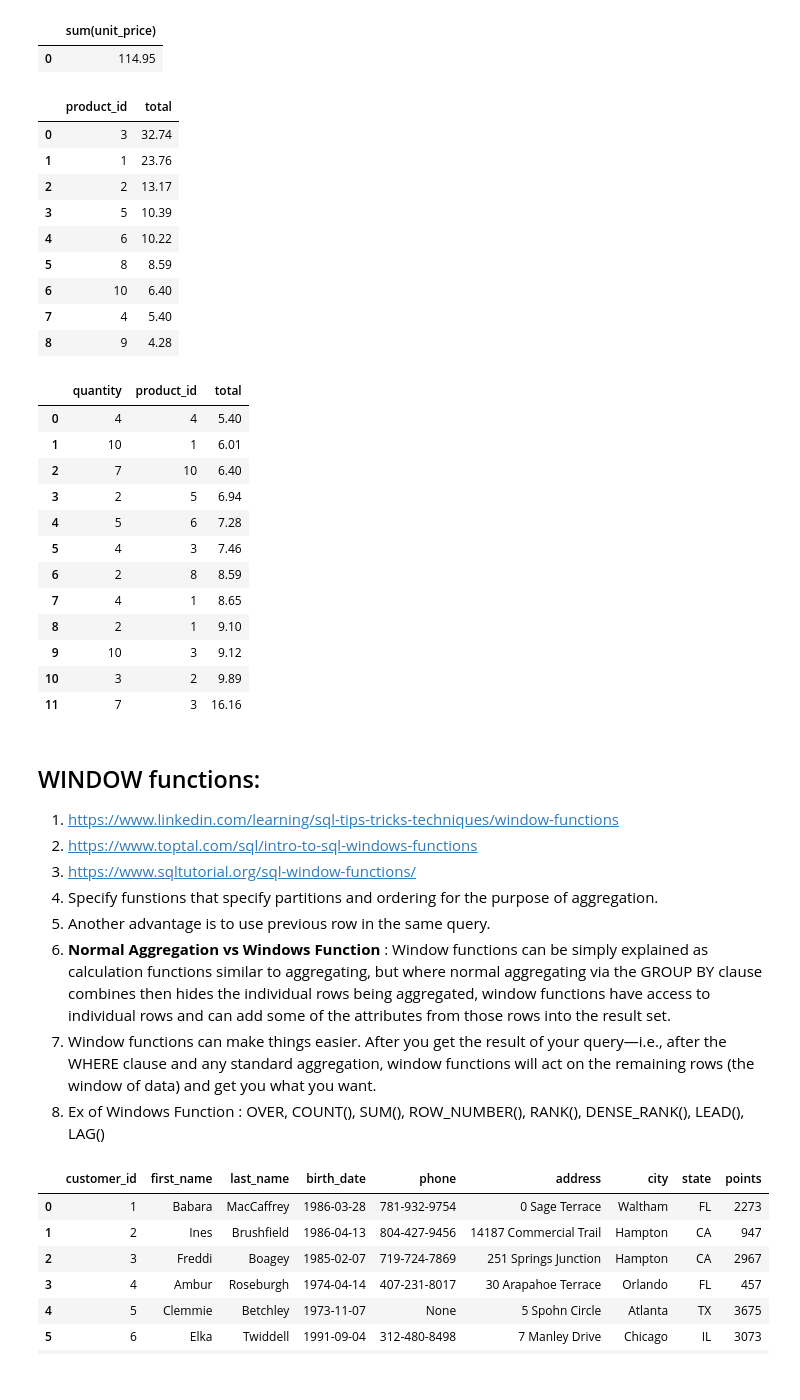
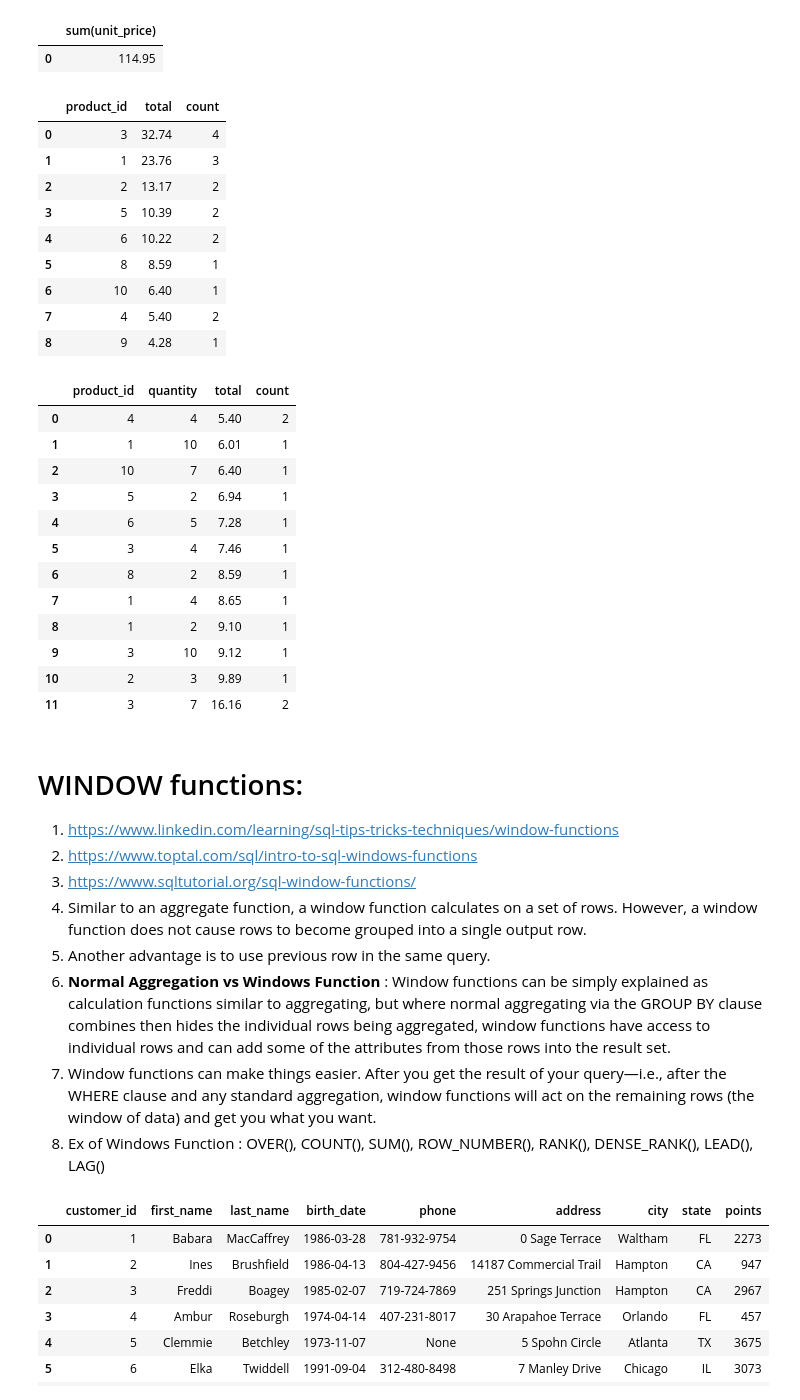
Before and after one commit to VeenaKGit/Knowledge, a Jupyter notebook: Working with Databases.ipynb, the cells around one changed output. Drawn from its saved outputs; the diff is of its cells as text; code cells hidden in the pictures.

```diff
--- a/Working with Databases.ipynb
+++ b/Working with Databases.ipynb
@@ -784,54 +865,56 @@ FROM order_items' \
 # sum() of all the orders and group by product_id()
 # this gives the sale details of each product
 pd.read_sql_query(
-'SELECT product_id, sum(unit_price) AS total \
+'SELECT product_id, SUM(unit_price) AS total, COUNT(product_id) AS count \
 FROM order_items \
 GROUP BY product_id \
 ORDER BY total DESC' \
 , connection)
 # product 3 has highest revenue.
 # %% [output]
-|  | product_id | total |
-| 0 | 3 | 32.74 |
-| 1 | 1 | 23.76 |
-| 2 | 2 | 13.17 |
-| 3 | 5 | 10.39 |
-| 4 | 6 | 10.22 |
-| 5 | 8 | 8.59 |
-| 6 | 10 | 6.40 |
-| 7 | 4 | 5.40 |
-| 8 | 9 | 4.28 |
+|  | product_id | total | count |
+| 0 | 3 | 32.74 | 4 |
+| 1 | 1 | 23.76 | 3 |
+| 2 | 2 | 13.17 | 2 |
+| 3 | 5 | 10.39 | 2 |
+| 4 | 6 | 10.22 | 2 |
+| 5 | 8 | 8.59 | 1 |
+| 6 | 10 | 6.40 | 1 |
+| 7 | 4 | 5.40 | 2 |
+| 8 | 9 | 4.28 | 1 |
 # %%
 # Grouping by multiple columns and adding a HAVING clause.
+# basically when you GROUP BY multiple columns, unique combination of (product_id & quantity) is taken
+# Ex: (product_id,quantity) -- (4,4) --> we have two rows so, sum (3.74+1.66) = 5.4
 pd.read_sql_query(
-'SELECT quantity, product_id, sum(unit_price) AS total \
+'SELECT product_id, quantity, sum(unit_price) AS total, COUNT(product_id) AS count \
 FROM order_items \
 GROUP BY product_id, quantity \
 HAVING sum(unit_price) > 5 \
 ORDER BY total ' \
 , connection)
 # %% [output]
-|  | quantity | product_id | total |
-| 0 | 4 | 4 | 5.40 |
-| 1 | 10 | 1 | 6.01 |
-| 2 | 7 | 10 | 6.40 |
-| 3 | 2 | 5 | 6.94 |
-| 4 | 5 | 6 | 7.28 |
-| 5 | 4 | 3 | 7.46 |
-| 6 | 2 | 8 | 8.59 |
-| 7 | 4 | 1 | 8.65 |
-| 8 | 2 | 1 | 9.10 |
-| 9 | 10 | 3 | 9.12 |
-| 10 | 3 | 2 | 9.89 |
-| 11 | 7 | 3 | 16.16 |
+|  | product_id | quantity | total | count |
+| 0 | 4 | 4 | 5.40 | 2 |
+| 1 | 1 | 10 | 6.01 | 1 |
+| 2 | 10 | 7 | 6.40 | 1 |
+| 3 | 5 | 2 | 6.94 | 1 |
+| 4 | 6 | 5 | 7.28 | 1 |
+| 5 | 3 | 4 | 7.46 | 1 |
+| 6 | 8 | 2 | 8.59 | 1 |
+| 7 | 1 | 4 | 8.65 | 1 |
+| 8 | 1 | 2 | 9.10 | 1 |
+| 9 | 3 | 10 | 9.12 | 1 |
+| 10 | 2 | 3 | 9.89 | 1 |
+| 11 | 3 | 7 | 16.16 | 2 |
 # %% [markdown]
-## WINDOW functions:
+# WINDOW functions:
 1. https://www.linkedin.com/learning/sql-tips-tricks-techniques/window-functions
 1. https://www.toptal.com/sql/intro-to-sql-windows-functions
 1. https://www.sqltutorial.org/sql-window-functions/
-2. Specify funstions that specify partitions and ordering for the purpose of aggregation.
+2. Similar to an aggregate function, a window function calculates on a set of rows. However, a window function does not cause rows to become grouped into a single output row.
 3. Another advantage is to use previous row in the same query.
 4. __Normal Aggregation vs Windows Function__ : Window functions can be simply explained as calculation functions similar to aggregating, but where normal aggregating via the GROUP BY clause combines then hides the individual rows being aggregated, window functions have access to individual rows and can add some of the attributes from those rows into the result set.
 5. Window functions can make things easier. After you get the result of your query—i.e., after the WHERE clause and any standard aggregation, window functions will act on the remaining rows (the window of data) and get you what you want.
-6. Ex of Windows Function : OVER, COUNT(), SUM(), ROW_NUMBER(), RANK(), DENSE_RANK(), LEAD(), LAG()
+6. Ex of Windows Function : OVER(), COUNT(), SUM(), ROW_NUMBER(), RANK(), DENSE_RANK(), LEAD(), LAG()
 # %%
```
Also changed, not shown: parts of 41 cells of this notebook, 1 other file.
